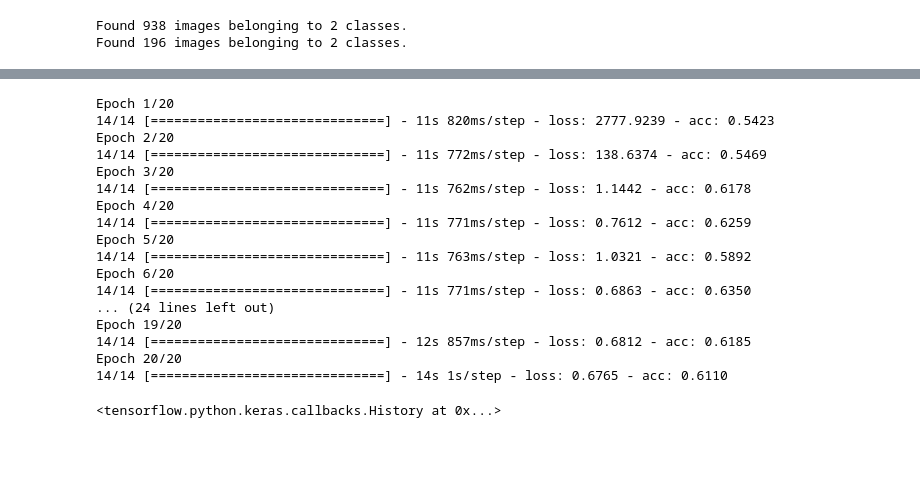
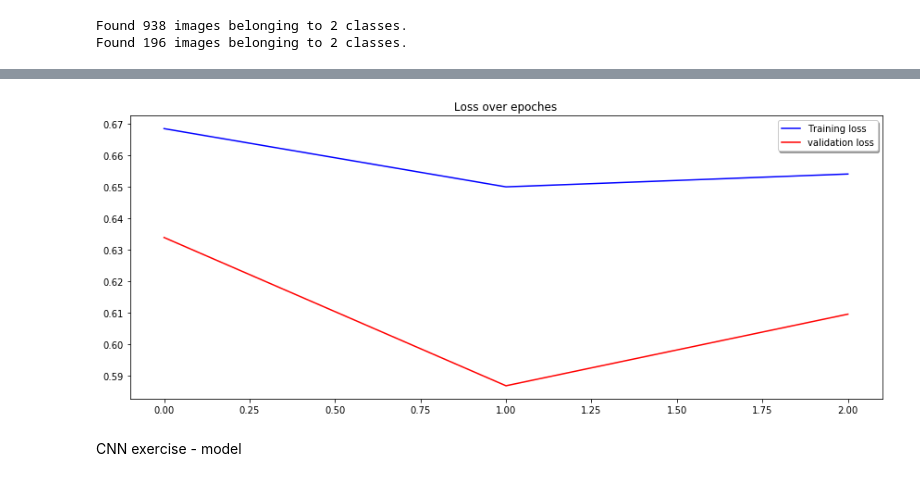
Before and after one commit to InbarShirizly/GIGO, a Jupyter notebook: GIGO-Baseline.ipynb, the cells around one changed output, grey strips where cells are left out. Drawn from its saved outputs; the diff is of its cells as text; code cells hidden in the pictures; blank space fills up the shorter version.

```diff
--- a/GIGO-Baseline.ipynb
+++ b/GIGO-Baseline.ipynb
@@ -97,13 +110,12 @@ Found 938 images belonging to 2 classes.
 Found 196 images belonging to 2 classes.
 # %%
 batch_size = 64
-epochs = 20
+epochs = 3
 
-model.fit_generator(
-    train_it,
-    #steps_per_epoch=nb_train_samples // batch_size,
-    steps_per_epoch = 938//batch_size,
-    epochs=epochs,
-    validation_data=val_it,
-    validation_steps=196 // batch_size)
+history = model.fit_generator(
+                                train_it,
+                                steps_per_epoch = 938//batch_size,
+                                epochs=epochs,
+                                validation_data=val_it,
+                                validation_steps=196 // batch_size)
 # %% [output]
@@ -134,28 +127,0 @@ model.summary()
-# %%
-batch_size = 64
-epochs = 20
-
-model.fit_generator(
-    train_it,
-    #steps_per_epoch=nb_train_samples // batch_size,
-    steps_per_epoch = 939 // batch_size,
-    epochs=epochs)
-# %% [output]
-Epoch 1/20
-14/14 [==============================] - 11s 820ms/step - loss: 2777.9239 - acc: 0.5423
-Epoch 2/20
-14/14 [==============================] - 11s 772ms/step - loss: 138.6374 - acc: 0.5469
-Epoch 3/20
-14/14 [==============================] - 11s 762ms/step - loss: 1.1442 - acc: 0.6178
-Epoch 4/20
-14/14 [==============================] - 11s 771ms/step - loss: 0.7612 - acc: 0.6259
-Epoch 5/20
-14/14 [==============================] - 11s 763ms/step - loss: 1.0321 - acc: 0.5892
-Epoch 6/20
-14/14 [==============================] - 11s 771ms/step - loss: 0.6863 - acc: 0.6350
-... (24 lines left out)
-Epoch 19/20
-14/14 [==============================] - 12s 857ms/step - loss: 0.6812 - acc: 0.6185
-Epoch 20/20
-14/14 [==============================] - 14s 1s/step - loss: 0.6765 - acc: 0.6110
-<tensorflow.python.keras.callbacks.History at 0x...>
@@ -169 +128,18 @@ Epoch 20/20
+# %%
+def plot_loss(history):
+
+    fig, ax = plt.subplots(1, 1, figsize=(12, 5))
+    ax.plot(history.history['loss'], color='b', label="Training loss")
+    ax.plot(history.history['val_loss'], color='r', label="validation loss")
+    ax.set_title("Loss over epoches")
+    legend = ax.legend(loc='best', shadow=True)
+
+    plt.tight_layout()
+    plt.show()
+# %%
+plot_loss(history)
+# %% [output]
+[figure, added]
+# %% [markdown]
+CNN exercise - model
 # %%
```
Also changed, not shown: parts of 18 cells of this notebook.
